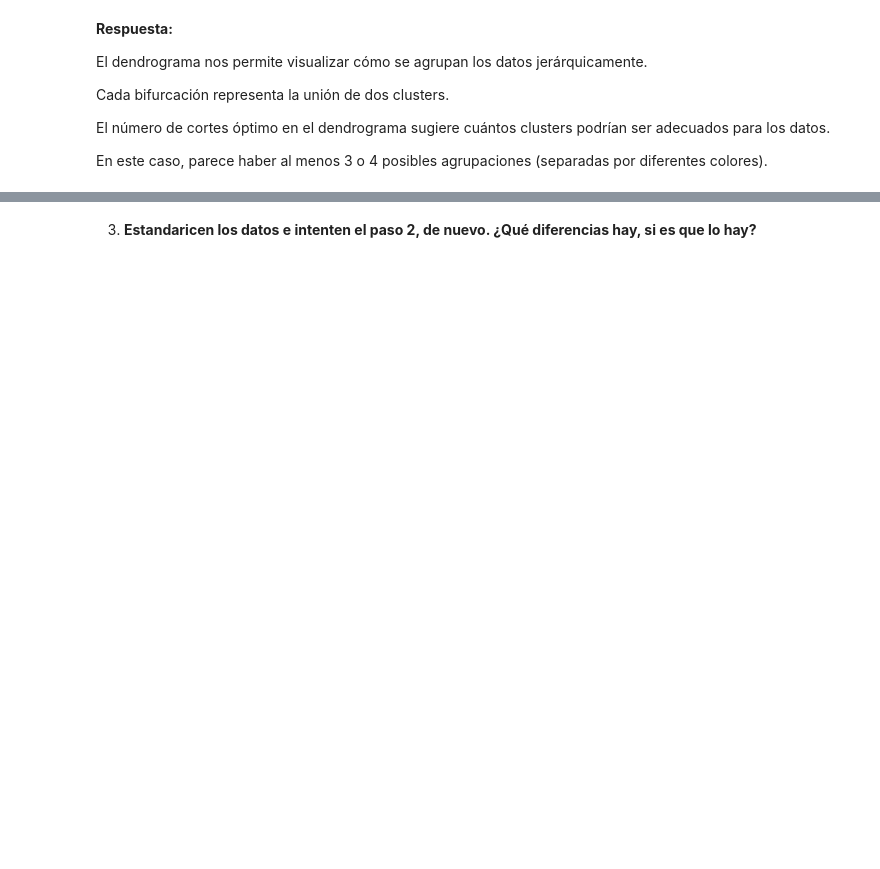
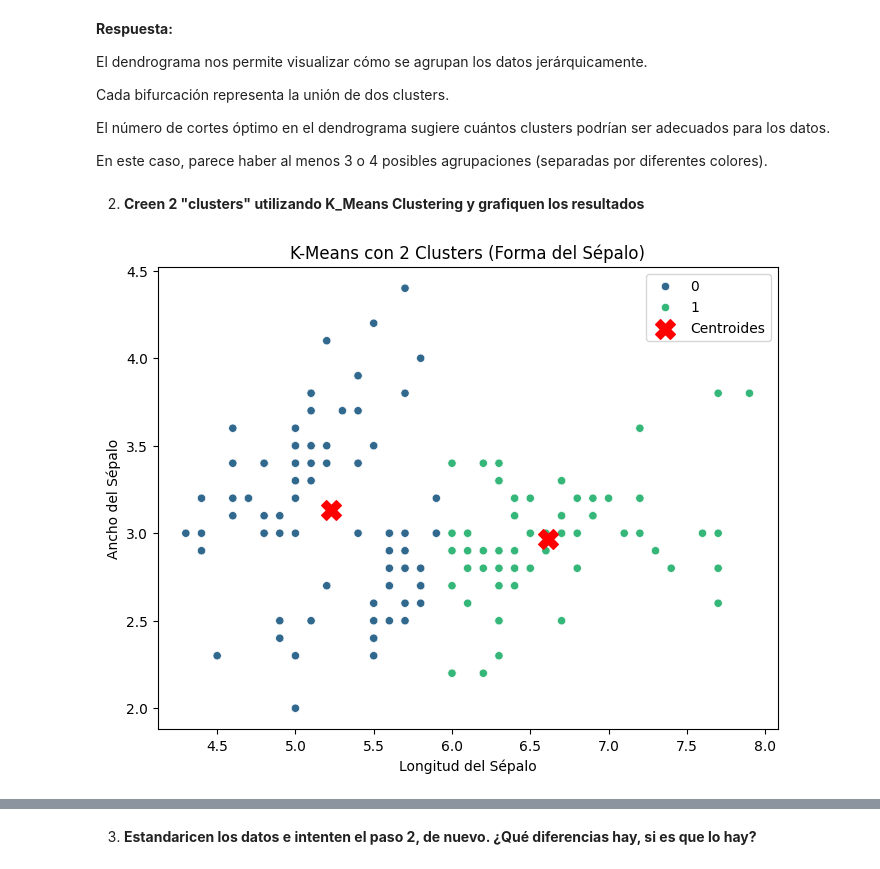
Before and after one commit to JosueSay/DataMining, a Jupyter notebook: ht/h2/lab02.ipynb, the cells around one changed output, grey strips where cells are left out. Saved outputs shown, nothing was run; the diff lists cells and outputs as text; code cells hidden in the pictures; blank space fills up the shorter version.

Commit message:
sépalo

```diff
--- a/ht/h2/lab02.ipynb
+++ b/ht/h2/lab02.ipynb
@@ -121,3 +119,32 @@ Cada bifurcación representa la unión de dos clusters.
 El número de cortes óptimo en el dendrograma sugiere cuántos clusters podrían ser adecuados para los datos.
 
 En este caso, parece haber al menos 3 o 4 posibles agrupaciones (separadas por diferentes colores).
+# %% [markdown]
+2. **Creen 2 "clusters" utilizando K_Means Clustering y grafiquen los resultados**
+# %%
+from sklearn.cluster import KMeans
+
+# Aplicar K-Means con 2 clusters
+kmeans_2 = KMeans(n_clusters=2, random_state=42, n_init=10)
+
+# Ajustar el modelo a los datos del sépalo
+iris_df_s1["cluster_2"] = kmeans_2.fit_predict(iris_df_s1[['sepal_length', 'sepal_width']])
+
+# Graficar los clusters resultantes
+plt.figure(figsize=(8,6))
+sns.scatterplot(x=iris_df_s1["sepal_length"], y=iris_df_s1["sepal_width"], hue=iris_df_s1["cluster_2"], palette="viridis")
+
+# Marcar los centroides
+centroids = kmeans_2.cluster_centers_
+plt.scatter(centroids[:, 0], centroids[:, 1], c='red', marker='X', s=200, label="Centroides")
+
+# Etiquetas
+plt.xlabel("Longitud del Sépalo")
+plt.ylabel("Ancho del Sépalo")
+plt.title("K-Means con 2 Clusters (Forma del Sépalo)")
+plt.legend()
+
+# Mostrar el gráfico
+plt.show()
+# %% [output]
+[figure, added]
```
Also changed, not shown: parts of 13 cells of this notebook.
